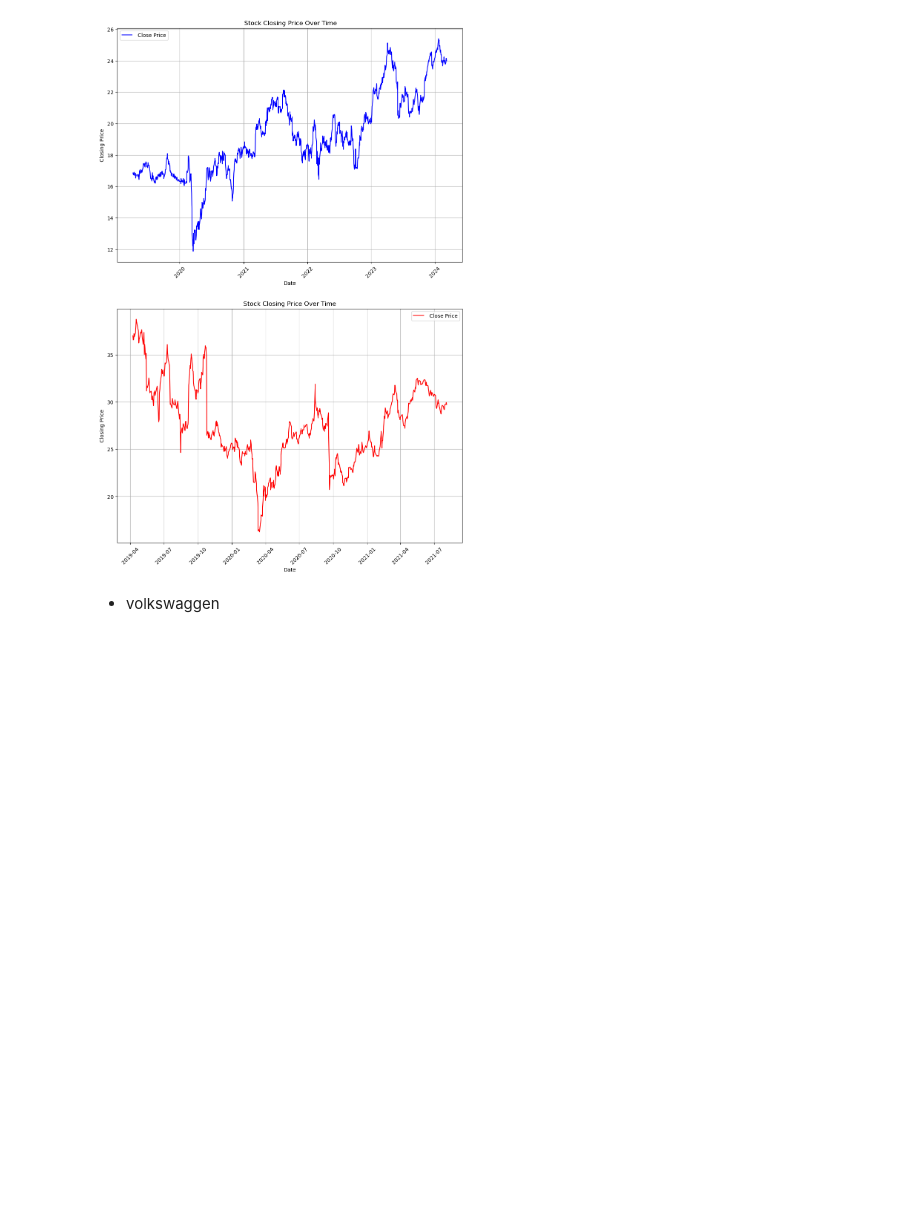
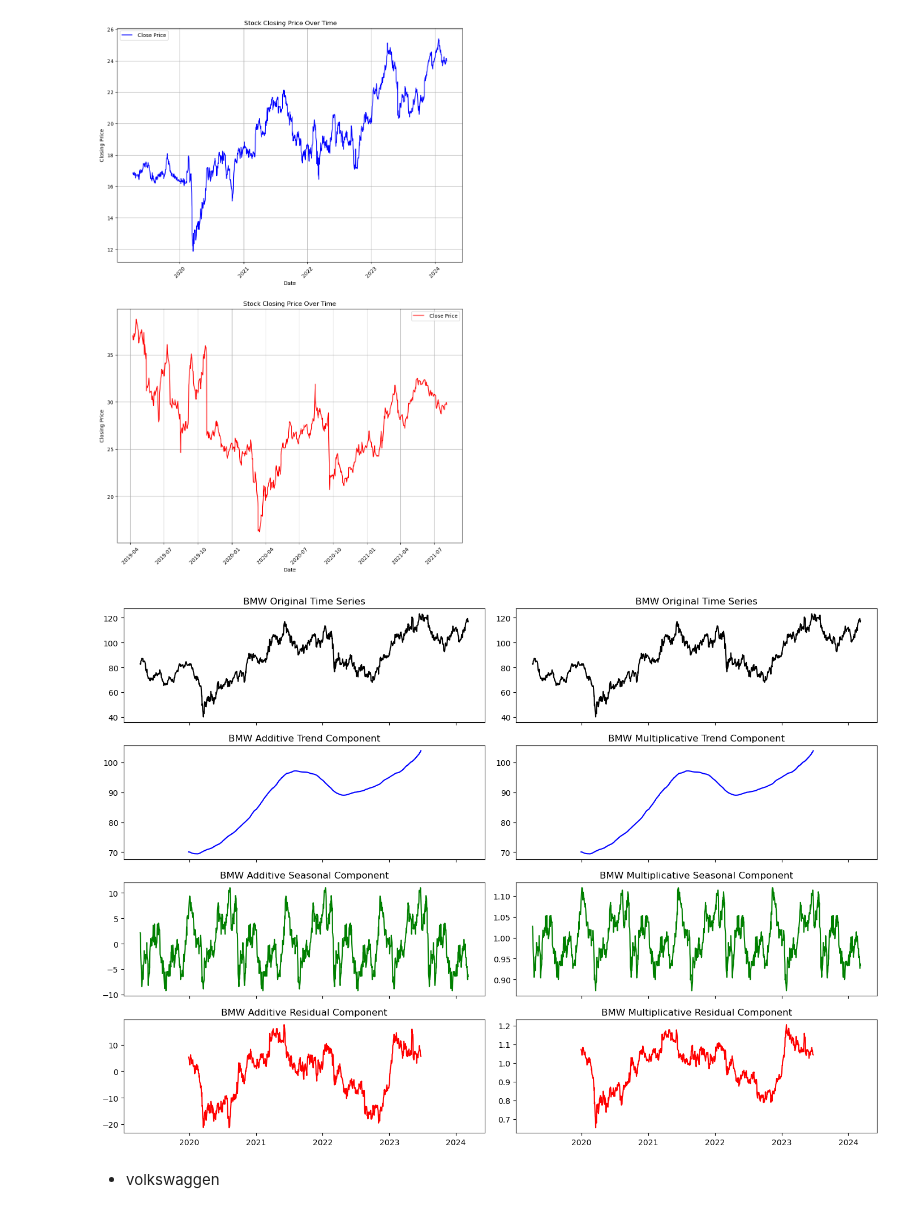
Before and after one commit to lucaluisadjei/pythongermanstocks, a Jupyter notebook: python_project.ipynb, the cells around one changed output. Drawn from its saved outputs; the diff is of its cells as text; code cells hidden in the pictures; blank space fills up the shorter version.

```diff
--- a/python_project.ipynb
+++ b/python_project.ipynb
@@ -191,6 +194,43 @@ axes[1].grid(True)
 # %% [output]
 [figure]
 # %%
-##make rudimentary models
+##additive and multiplicative for each vehicle company
+# ---  Apply Additive and Multiplicative Decomposition ---
+additive_decomposition = seasonal_decompose(bmw["Close"], model="additive", period=365)
+multiplicative_decomposition = seasonal_decompose(bmw["Close"], model="multiplicative", period=365)
+
+# Plot both decompositions side by side
+fig, axes = plt.subplots(4, 2, figsize=(14, 10), sharex=True)
+
+# Additive Decomposition Plots
+axes[0, 0].plot(bmw['Date'], bmw["Close"], color="black")
+axes[0, 0].set_title("BMW Original Time Series")
+
+axes[1, 0].plot(bmw['Date'], additive_decomposition.trend, color="blue")
+axes[1, 0].set_title("BMW Additive Trend Component")
+
+axes[2, 0].plot(bmw['Date'], additive_decomposition.seasonal, color="green")
+axes[2, 0].set_title("BMW Additive Seasonal Component")
+
+axes[3, 0].plot(bmw['Date'], additive_decomposition.resid, color="red")
+axes[3, 0].set_title("BMW Additive Residual Component")
+
+# Multiplicative Decomposition Plots
+axes[0, 1].plot(bmw['Date'], bmw["Close"], color="black")
+axes[0, 1].set_title("BMW Original Time Series")
+
+axes[1, 1].plot(bmw['Date'], multiplicative_decomposition.trend, color="blue")
+axes[1, 1].set_title("BMW Multiplicative Trend Component")
+
+axes[2, 1].plot(bmw['Date'], multiplicative_decomposition.seasonal, color="green")
+axes[2, 1].set_title("BMW Multiplicative Seasonal Component")
+
+axes[3, 1].plot(bmw['Date'], multiplicative_decomposition.resid, color="red")
+axes[3, 1].set_title("BMW Multiplicative Residual Component")
+
+plt.tight_layout()
+plt.show()
+# %% [output]
+[figure, added]
 # %% [markdown]
 - volkswaggen
```
Also changed, not shown: parts of 8 cells of this notebook.
